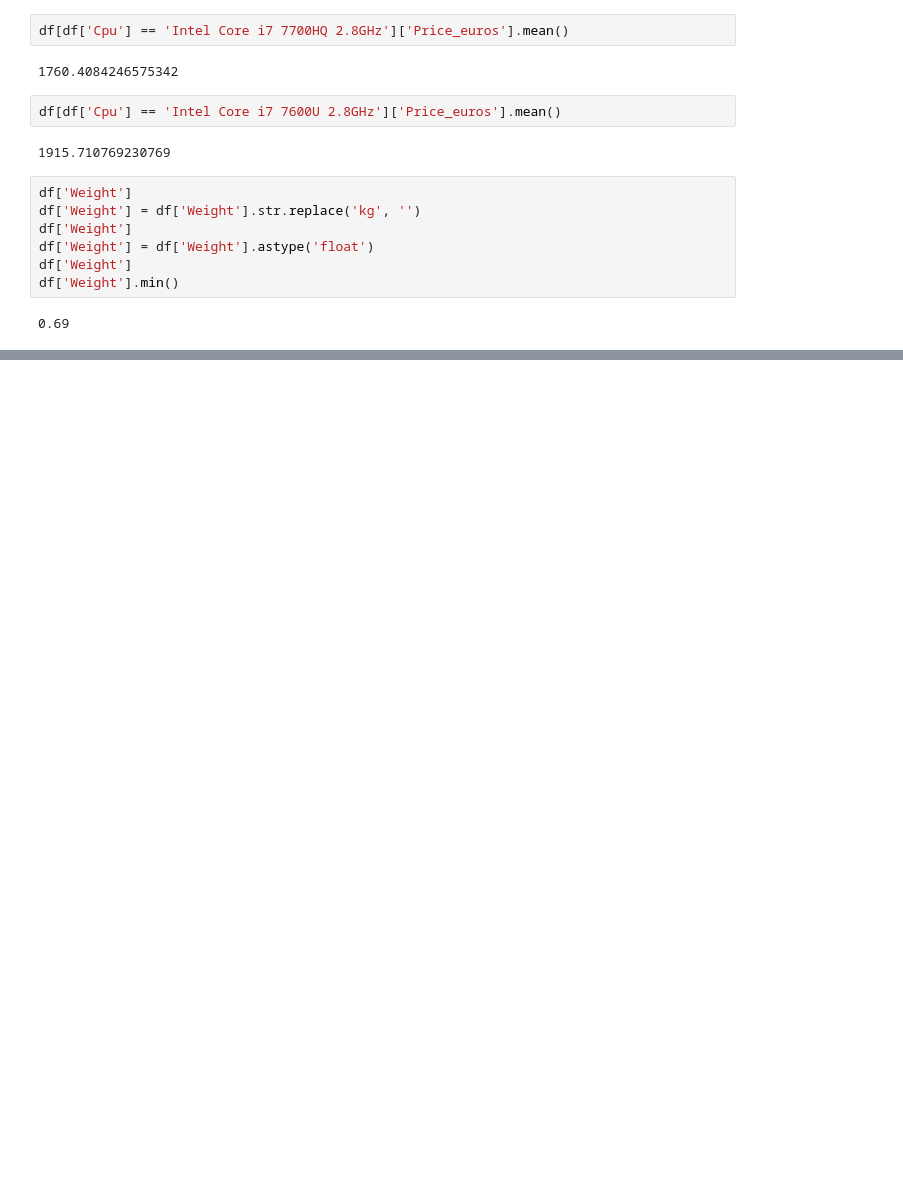
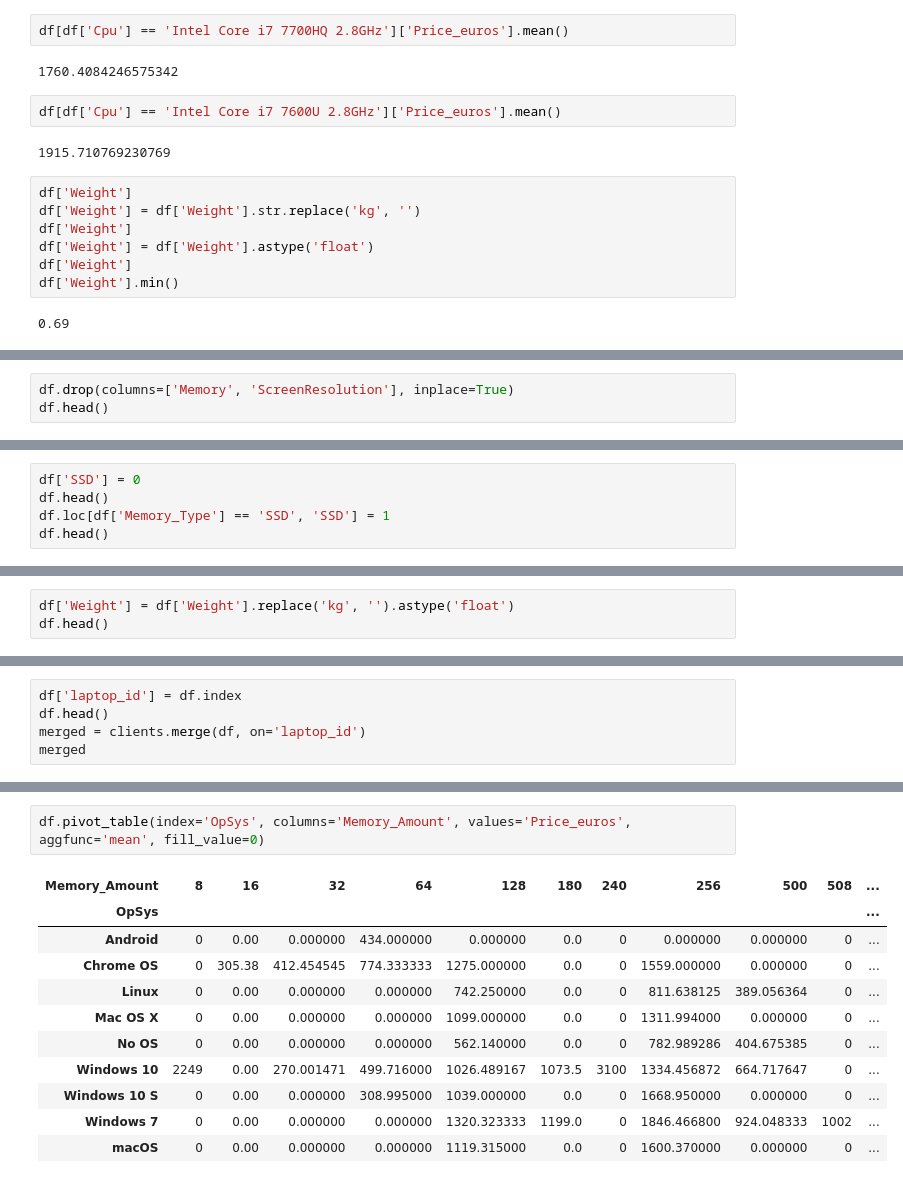
Before and after one commit to MrsMystique/python-repo, a Jupyter notebook: classwork.ipynb, the cells around one changed output, grey strips where cells are left out. Cells and saved outputs as stored; diff of their text form; blank space fills up the shorter version.

```diff
--- a/classwork.ipynb
+++ b/classwork.ipynb
@@ -205,0 +284,3 @@ df['Weight'].min()
+# %%
+df.drop(columns=['Memory', 'ScreenResolution'], inplace=True)
+df.head()
@@ -205,0 +294,5 @@ df['Weight'].min()
+# %%
+df['SSD'] = 0
+df.head()
+df.loc[df['Memory_Type'] == 'SSD', 'SSD'] = 1
+df.head()
@@ -205,0 +306,3 @@ df['Weight'].min()
+# %%
+df['Weight'] = df['Weight'].replace('kg', '').astype('float')
+df.head()
@@ -205,0 +343,5 @@ df['Weight'].min()
+# %%
+df['laptop_id'] = df.index
+df.head()
+merged = clients.merge(df, on='laptop_id')
+merged
@@ -205,0 +392,14 @@ df['Weight'].min()
+# %%
+df.pivot_table(index='OpSys', columns='Memory_Amount', values='Price_euros', aggfunc='mean', fill_value=0)
+# %% [output]
+| Memory_Amount | 8 | 16 | 32 | 64 | 128 | 180 | 240 | 256 | 500 | 508 | ... |
+| OpSys |  |  |  |  |  |  |  |  |  |  | ... |
+| Android | 0 | 0.00 | 0.000000 | 434.000000 | 0.000000 | 0.0 | 0 | 0.000000 | 0.000000 | 0 | ... |
+| Chrome OS | 0 | 305.38 | 412.454545 | 774.333333 | 1275.000000 | 0.0 | 0 | 1559.000000 | 0.000000 | 0 | ... |
+| Linux | 0 | 0.00 | 0.000000 | 0.000000 | 742.250000 | 0.0 | 0 | 811.638125 | 389.056364 | 0 | ... |
+| Mac OS X | 0 | 0.00 | 0.000000 | 0.000000 | 1099.000000 | 0.0 | 0 | 1311.994000 | 0.000000 | 0 | ... |
+| No OS | 0 | 0.00 | 0.000000 | 0.000000 | 562.140000 | 0.0 | 0 | 782.989286 | 404.675385 | 0 | ... |
+| Windows 10 | 2249 | 0.00 | 270.001471 | 499.716000 | 1026.489167 | 1073.5 | 3100 | 1334.456872 | 664.717647 | 0 | ... |
+| Windows 10 S | 0 | 0.00 | 0.000000 | 308.995000 | 1039.000000 | 0.0 | 0 | 1668.950000 | 0.000000 | 0 | ... |
+| Windows 7 | 0 | 0.00 | 0.000000 | 0.000000 | 1320.323333 | 1199.0 | 0 | 1846.466800 | 924.048333 | 1002 | ... |
+| macOS | 0 | 0.00 | 0.000000 | 0.000000 | 1119.315000 | 0.0 | 0 | 1600.370000 | 0.000000 | 0 | ... |
```
Also changed, not shown: parts of 19 cells of this notebook, 4 other files.
